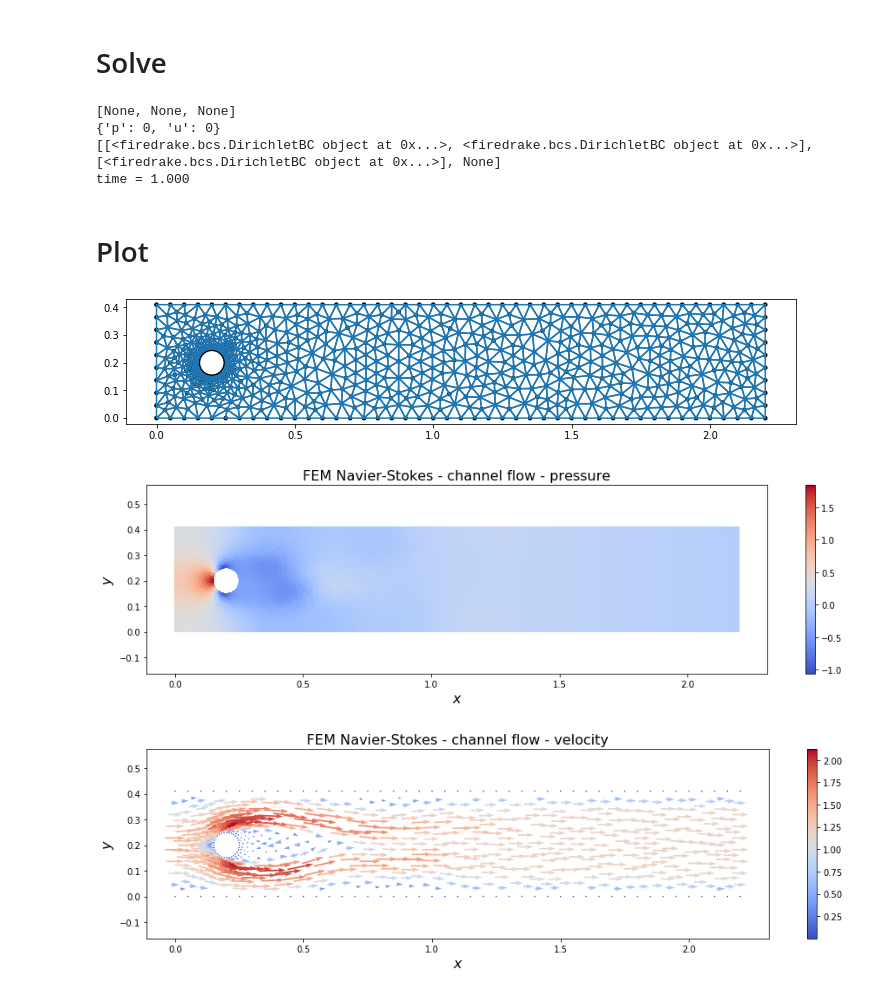
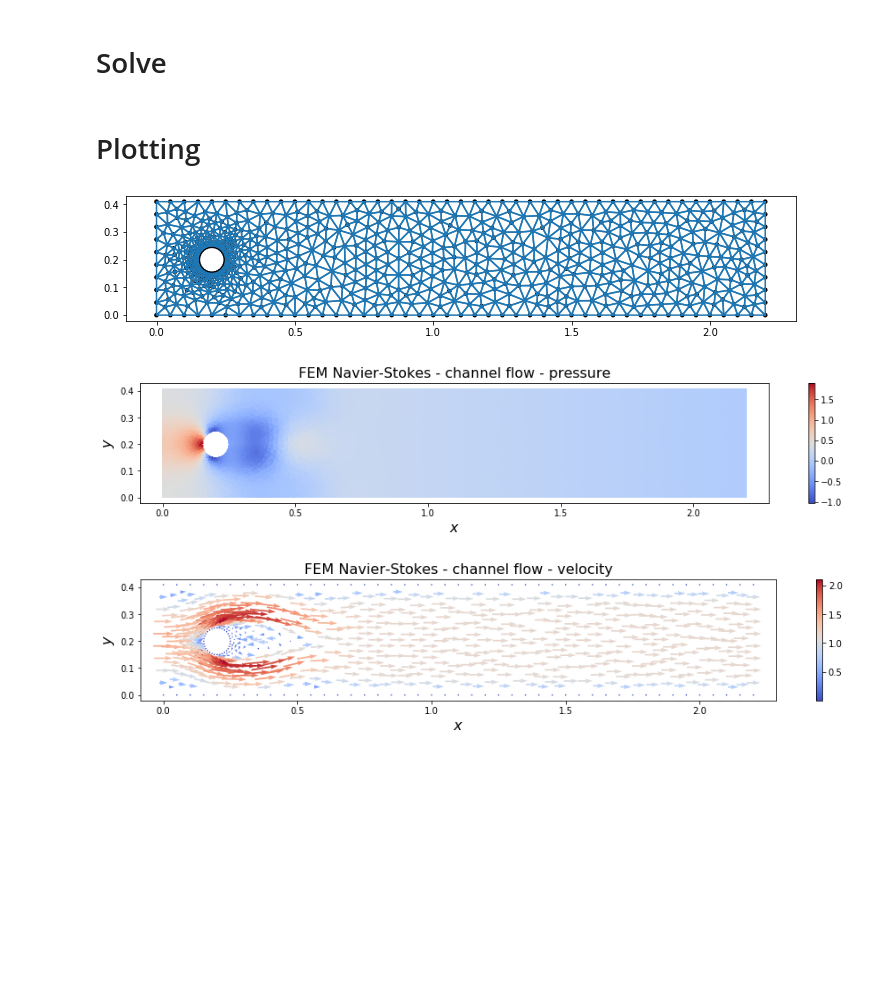
Before and after one commit to msc-acse/acse-9-independent-research-project-kmei92, a Jupyter notebook: acse/fireframe/demo/flow_past_cylinder_demo.ipynb, the cells around one changed output. Drawn from its saved outputs; the diff is of its cells as text; code cells hidden in the pictures; blank space fills up the shorter version.

Commit message:
current functioning files. updating the PDESystem to be more streamlined with boundary conditions and more flexible with multispaces

```diff
--- a/acse/fireframe/demo/flow_past_cylinder_demo.ipynb
+++ b/acse/fireframe/demo/flow_past_cylinder_demo.ipynb
@@ -34,52 +41,55 @@ class pde_solver(PDESystem):
 # %% [markdown]
 # Solve
 # %%
+# update the parameters
 solver_parameters = recursive_update(solver_parameters,
 {
 'space': {'u': fd.VectorFunctionSpace},
 'degree': {'u': 2},
-'linear_solver': {'u': 'gmres', 'p': 'gmres'},
-'subsystem_class' : {'up' : navier_stokes},
+'ksp_type': {'u': 'gmres', 'p': 'gmres'},
 'precond': {'u': 'sor', 'p':'sor'},
-'dt' : 0.001,
-'T' :1
+'dt' : 0.01,
+'T' :0.5
 }
 )
 
-mesh = fd.Mesh("../../../meshes/flow_past_cylinder.msh")
+# load the mesh
+mesh = fd.Mesh("../../meshes/flow_past_cylinder.msh")
+# declare a new pde_solver object with a velocity and pressure variable
 solver = pde_solver([['u', 'p']], mesh, solver_parameters)
+# set up constants
+solver.setup_constants()
+#  define the pdesystems and variable sequence
+solver.define(['u', 'p', 'u'], 'up', navier_stokes)
+# print(solver.bc)
+# setup boundary conditions
 solver.setup_bcs()
-solver.setup_constants()
-solver.define(['u', 'p', 'u'], 'up')
-solver.solve()
+# print(solver.bc)
+# solve
+solver.solve(time_update=False)
-# %% [output]
-[None, None, None]
-{'p': 0, 'u': 0}
-[[<firedrake.bcs.DirichletBC object at 0x...>, <firedrake.bcs.DirichletBC object at 0x...>], [<firedrake.bcs.DirichletBC object at 0x...>], None]
-time = 1.000
 # %% [markdown]
-# Plot
+# Plotting
 # %%
 fig1 = plt.figure(figsize=(12, 4))
 ax1 = fig1.add_subplot(111)
 fd.plot(mesh, axes=ax1)
 
-fig2 = plt.figure(figsize=(16, 4))
+fig2 = plt.figure(figsize=(16, 2.5))
 ax2 = fig2.add_subplot(111)
 ax2.set_xlabel('$x$', fontsize=16)
 ax2.set_ylabel('$y$', fontsize=16)
 ax2.set_title('FEM Navier-Stokes - channel flow - pressure', fontsize=16)
 fd.plot(solver.form_args['p_'],axes=ax2)
 ax2.axis('equal')
 
-fig3 = plt.figure(figsize=(16, 4))
+fig3 = plt.figure(figsize=(16, 2.5))
 ax3 = fig3.add_subplot(111)
 ax3.set_xlabel('$x$', fontsize=16)
 ax3.set_ylabel('$y$', fontsize=16)
 ax3.set_title('FEM Navier-Stokes - channel flow - velocity', fontsize=16)
 fd.plot(solver.form_args['u_'],axes=ax3)
 ax3.axis('equal');
 # %% [output]
 [figure]
-[figure, old version]
+[figure, new version]
-[figure, old version]
+[figure, new version]
```
Also changed, not shown: parts of 3 cells of this notebook, 11 other files.
